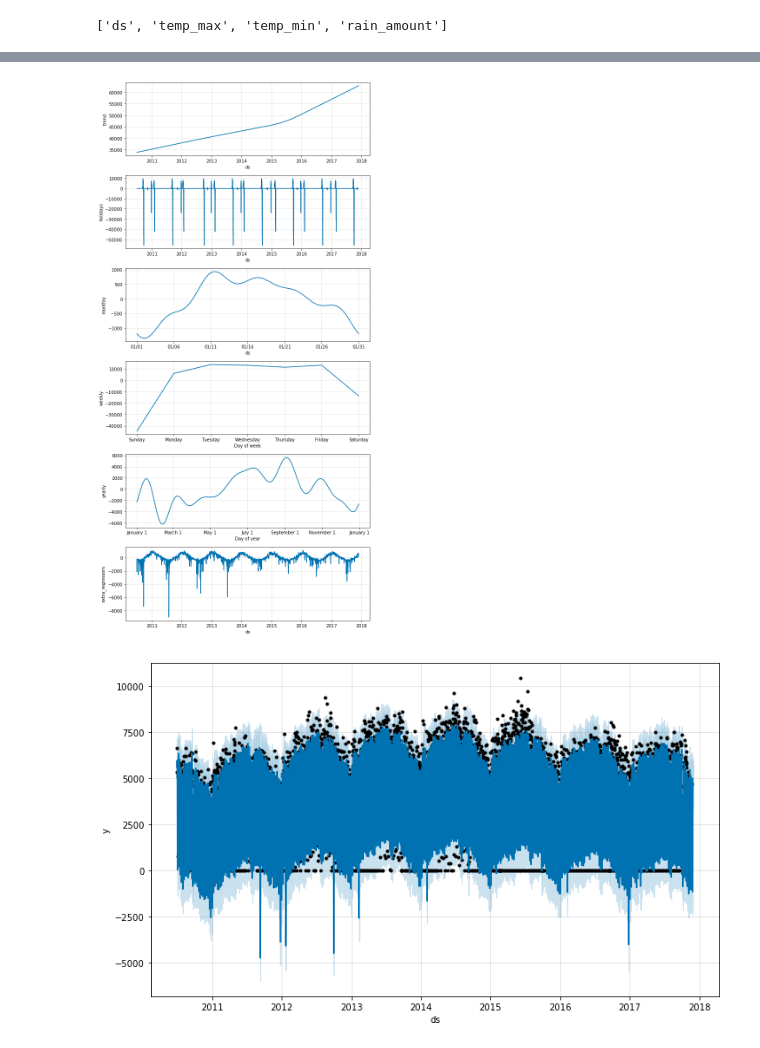
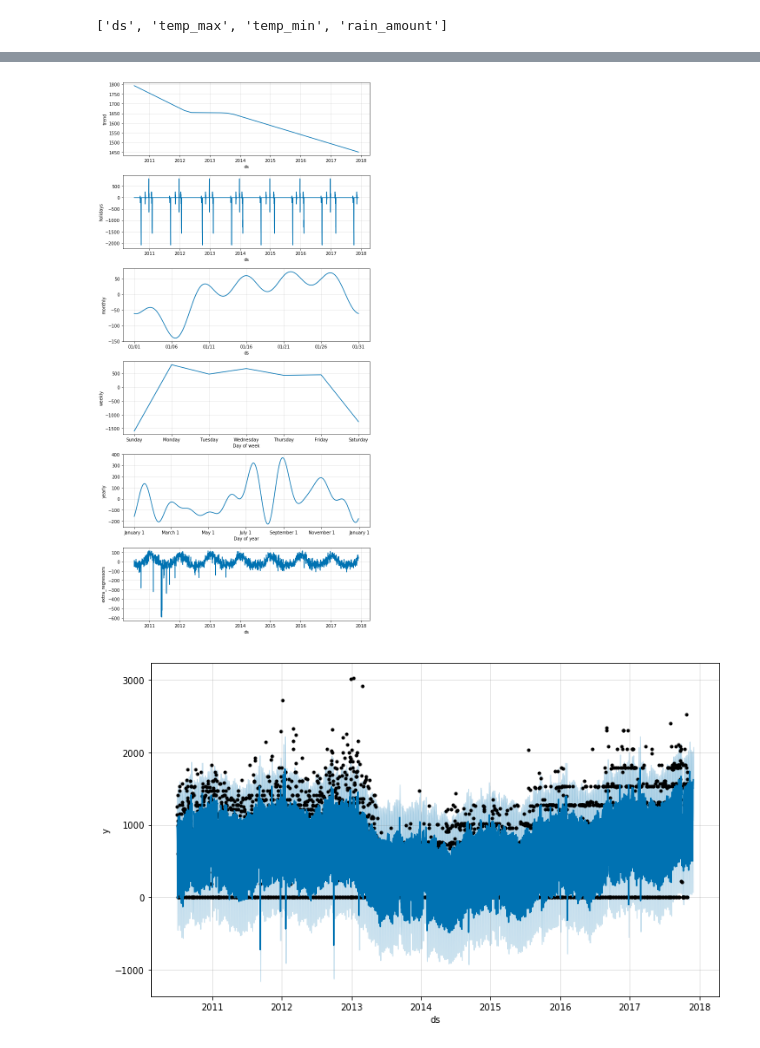
Before and after one commit to wNextop/nextop-engine, a Jupyter notebook: nextop_engine/prophet_with_companycode.ipynb, the cells around one changed output, grey strips where cells are left out. Cells and saved outputs as stored; diff of their text form; code cells hidden in the pictures.

```diff
--- a/nextop_engine/prophet_with_companycode.ipynb
+++ b/nextop_engine/prophet_with_companycode.ipynb
@@ -19,2 +11,2 @@ varr.PJ_DIR
 # %%
-df_raw= ft_c.xlsx_opener(varr.PJ_DIR+varr.DF_DIR, 'KPP일별투입(10_17)_withobject.xlsx')
+df_raw= ft_c.xlsx_opener(varr.PJ_DIR+varr.DF_DIR, 'KPP일별투입(10_17)_withcompanycode.xlsx')
@@ -74,4 +15,2 @@ df_temp
 # %%
 y_col= df_raw.columns.values.tolist()
-# %%
-y_col= y_col[1:]
@@ -169,9 +69,9 @@ result_dict[1815]['model'].plot(result_dict[1815]['forecastProphetTable'])
 # %%
-result_dict[1815]['model'].plot_components(result_dict[1815]['forecastProphetTable'])
+result_dict[247467]['model'].plot_components(result_dict[247467]['forecastProphetTable'])
 # %% [output]
-[figure, old version]
+[figure, new version]
 # %%
-result_dict[1853]['model'].plot(result_dict[1853]['forecastProphetTable'])
+result_dict[265812]['model'].plot(result_dict[265812]['forecastProphetTable'])
 # %% [output]
-[figure, old version]
+[figure, new version]
 # %%
```
Also changed, not shown: parts of 21 cells of this notebook, 18 other files.
